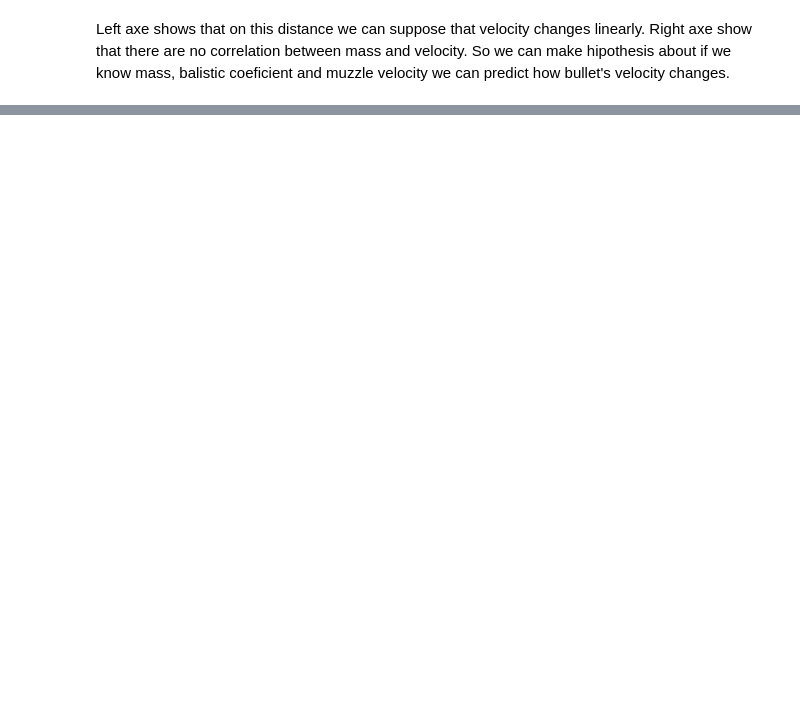
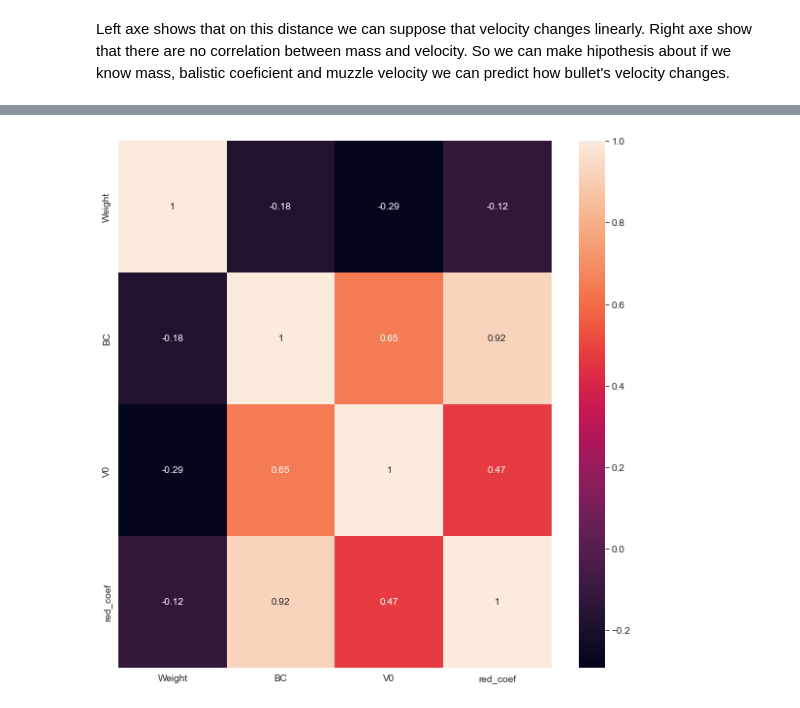
Before and after one commit to OstapVando/BALISTICS_analysis, a Jupyter notebook: main.ipynb, the cells around one changed output, grey strips where cells are left out. Drawn from its saved outputs; the diff is of its cells as text; code cells hidden in the pictures; blank space fills up the shorter version.

Commit message:
Correlation table changed

```diff
--- a/main.ipynb
+++ b/main.ipynb
@@ -218,9 +158,0 @@ Text(0.5, 0, 'Muzzle velocity, feet/sec')
-# %%
-#create correlation dataframe
-temporary_df = learning_df[['Weight', 'BC', 'V0', 'red_coef']].copy()
-
-#all columns to float
-temporary_df = temporary_df.astype({'Weight':float, 'V0':float})
-
-#correlation table
-temporary_df.corr()
@@ -236,0 +219,9 @@ temporary_df.corr()
+# %%
+#correlation table
+temporary_df = learning_df.filter(['Weight', 'BC', 'V0', 'red_coef'], axis=1)
+temporary_df = temporary_df.astype(float)
+plt.figure(figsize=(10, 10))
+sns.heatmap(temporary_df.corr(), annot=True, annot_kws={'size':10})
+sns.set_style('white')
+# %% [output]
+[figure, added]
```
Also changed, not shown: parts of 18 cells of this notebook.
